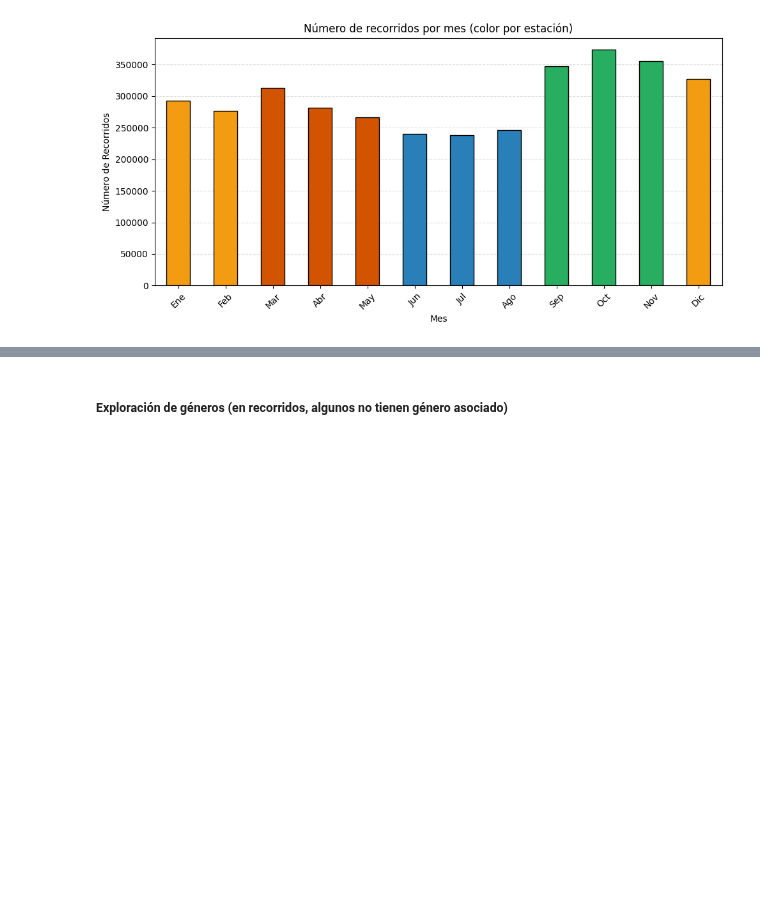
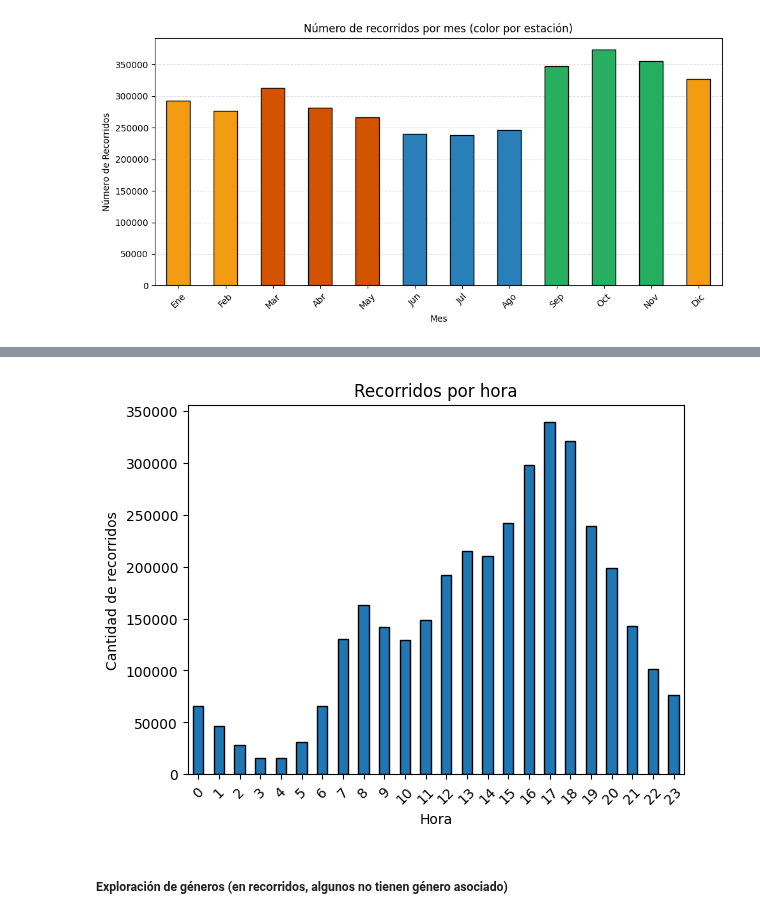
Before and after one commit to ArielMatC/ceia-andd-g2, a Jupyter notebook: data_analysis.ipynb, the cells around one changed output, grey strips where cells are left out. Drawn from its saved outputs; the diff is of its cells as text; code cells hidden in the pictures; blank space fills up the shorter version.

```diff
--- a/data_analysis.ipynb
+++ b/data_analysis.ipynb
@@ -368,3 +385,14 @@ plt.show()
+# %%
+# Recorridos por hora
+rides_df['hora_origen_recorrido'] = pd.to_datetime(rides_df['fecha_origen_recorrido'], format='%H:%M:%S', errors='coerce').dt.hour
+rides_df['hora_origen_recorrido'].value_counts().sort_index().plot(kind='bar', edgecolor='black')
+plt.title('Recorridos por hora')
+plt.xlabel('Hora')
+plt.ylabel('Cantidad de recorridos')
+plt.xticks(rotation=45)
+plt.show()
+# %% [output]
+[figure, added]
 # %% [markdown]
 ##### Exploración de géneros (en recorridos, algunos no tienen género asociado)
 # %%
```
Also changed, not shown: parts of 11 cells of this notebook.
